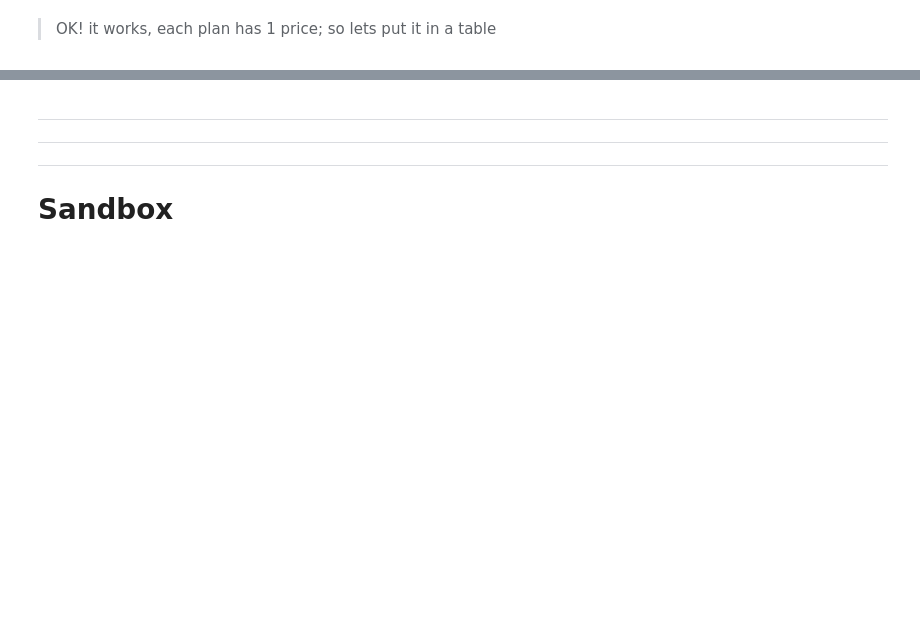
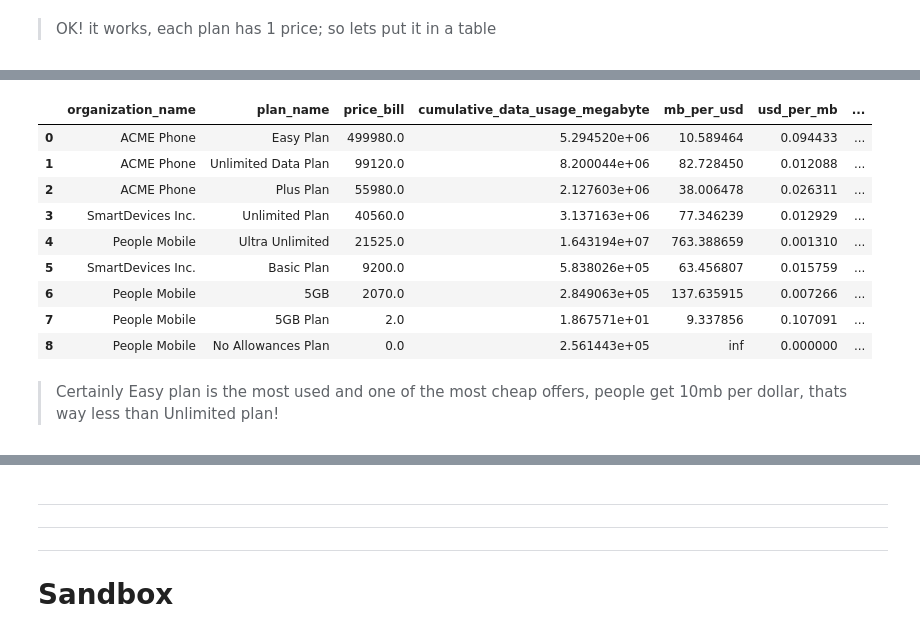
Before and after one commit to Robertoarce/gigs-sql, a Jupyter notebook: analysis.ipynb, the cells around one changed output, grey strips where cells are left out. Drawn from its saved outputs; the diff is of its cells as text; code cells hidden in the pictures; blank space fills up the shorter version.

```diff
--- a/analysis.ipynb
+++ b/analysis.ipynb
@@ -1620,0 +1597,41 @@ select * from plan_cost limit 3
+# %%
+%%sql
+
+select
+
+b.organization_name,
+c.plan_name,
+
+SUM(c.plan_price_amount_local) AS price_bill,
+SUM(a.cumulative_data_usage_megabyte) as cumulative_data_usage_megabyte,
+SUM(a.cumulative_data_usage_megabyte)/SUM(c.plan_price_amount_local) AS mb_per_usd,
+SUM(c.plan_price_amount_local)/SUM(a.cumulative_data_usage_megabyte) AS usd_per_mb,
+
+SUM(a.cumulative_voice_usage_minutes) as cumulative_voice_usage_minutes,
+SUM(a.cumulative_sms_usage) as cumulative_sms_usage
+
+from usage_data as a
+left join projects as b
+on a.project_id__hashed = b.project_id__hashed
+
+left join plan_cost as c
+on  a.project_id__hashed = c.project_id__hashed
+and a.plan_id = c.plan_id
+and a.reporting_date = c.reporting_date
+
+where STRFTIME(a.reporting_date, '%Y') = 2025
+
+group by 1,2 , order by 3 desc
+# %% [output]
+|  | organization_name | plan_name | price_bill | cumulative_data_usage_megabyte | mb_per_usd | usd_per_mb | ... |
+| 0 | ACME Phone | Easy Plan | 499980.0 | 5.294520e+06 | 10.589464 | 0.094433 | ... |
+| 1 | ACME Phone | Unlimited Data Plan | 99120.0 | 8.200044e+06 | 82.728450 | 0.012088 | ... |
+| 2 | ACME Phone | Plus Plan | 55980.0 | 2.127603e+06 | 38.006478 | 0.026311 | ... |
+| 3 | SmartDevices Inc. | Unlimited Plan | 40560.0 | 3.137163e+06 | 77.346239 | 0.012929 | ... |
+| 4 | People Mobile | Ultra Unlimited | 21525.0 | 1.643194e+07 | 763.388659 | 0.001310 | ... |
+| 5 | SmartDevices Inc. | Basic Plan | 9200.0 | 5.838026e+05 | 63.456807 | 0.015759 | ... |
+| 6 | People Mobile | 5GB | 2070.0 | 2.849063e+05 | 137.635915 | 0.007266 | ... |
+| 7 | People Mobile | 5GB Plan | 2.0 | 1.867571e+01 | 9.337856 | 0.107091 | ... |
+| 8 | People Mobile | No Allowances Plan | 0.0 | 2.561443e+05 | inf | 0.000000 | ... |
+# %% [markdown]
+> Certainly Easy plan is the most used and one of the most cheap offers, people get 10mb per dollar, thats way less than Unlimited plan!
```
Also changed, not shown: parts of 39 cells of this notebook.
